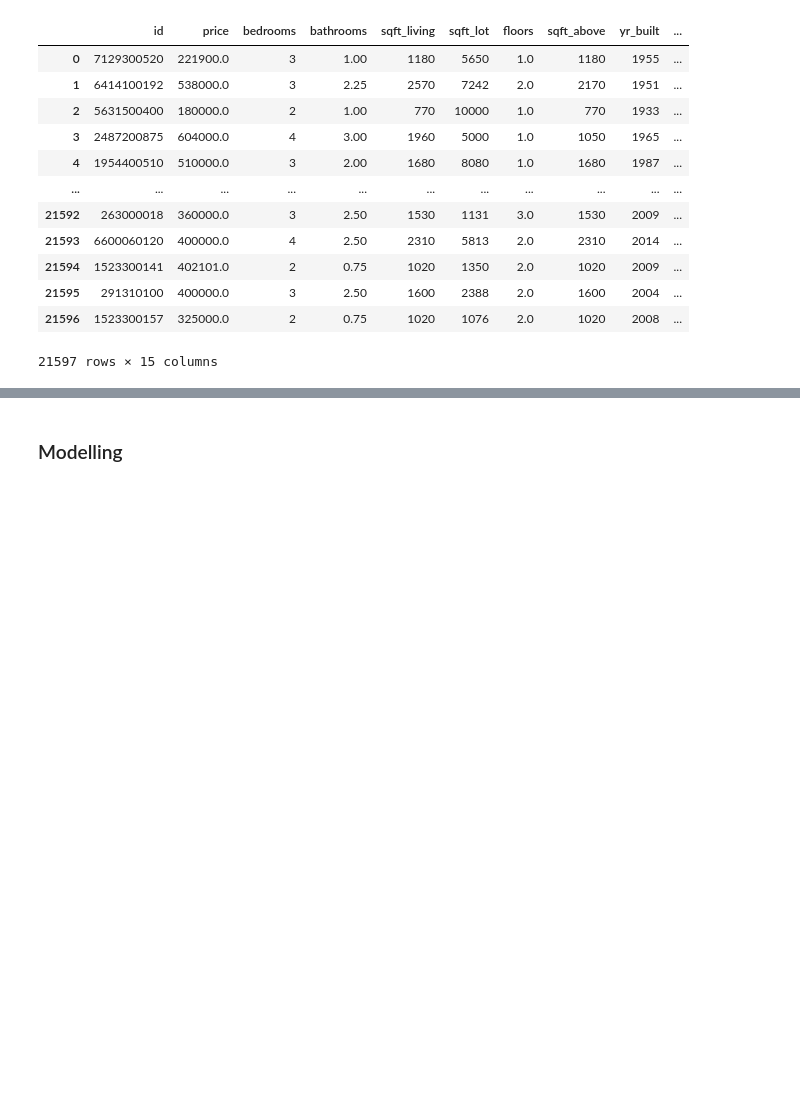
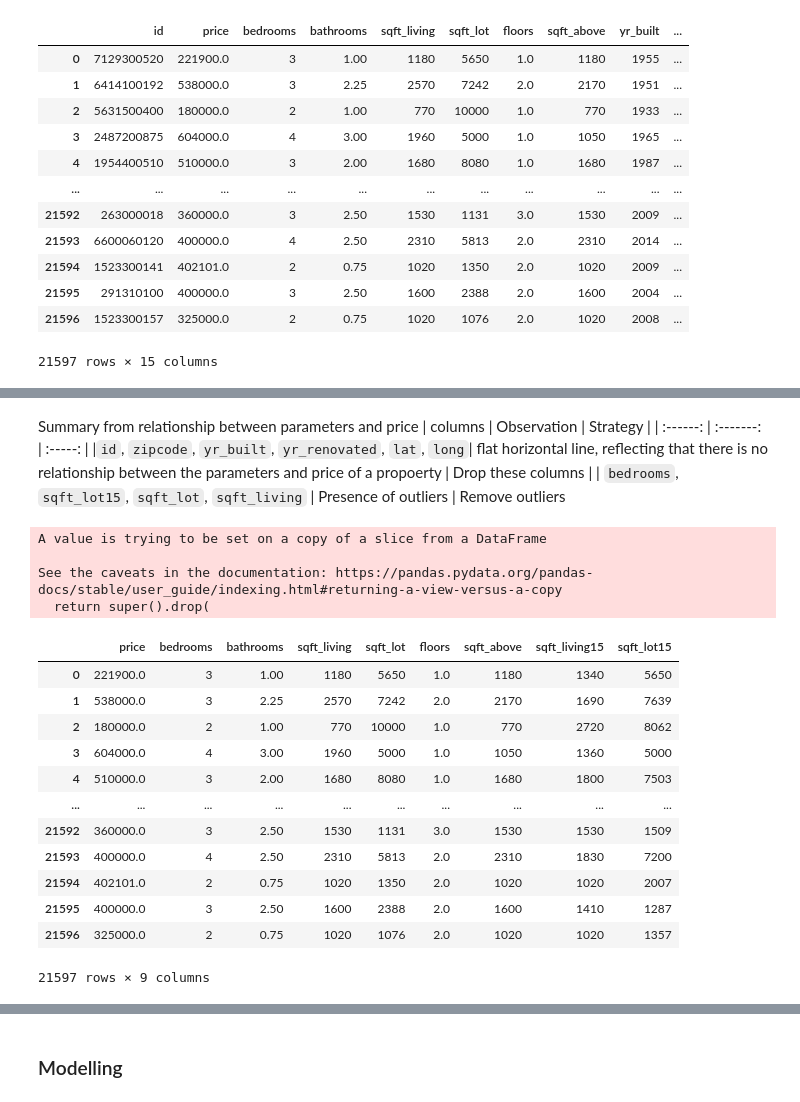
Before and after one commit to kafura0/House_Price_Prediction_KingCounty, a Jupyter notebook: student.ipynb, the cells around one changed output, grey strips where cells are left out. Cells and saved outputs as stored; diff of their text form; code cells hidden in the pictures; blank space fills up the shorter version.

```diff
--- a/student.ipynb
+++ b/student.ipynb
@@ -163,8 +175,8 @@ Name: waterfront, dtype: int64
 2. `view` column: fill null values with 'NONE'
 # %%
 # 2. change `view` null values to 'NONE'
-objects_df['view'].fillna('NONE', inplace=True)
+raw_df['view'].fillna('NONE', inplace=True)
 
 #check
-objects_df['view'].value_counts()
+raw_df['view'].value_counts()
 # %% [output]
@@ -265,0 +286,28 @@ cont_df
+# %% [markdown]
+Summary from relationship between parameters and price
+| columns  | Observation | Strategy |
+| :------: | :-------: | :-----: |
+|`id`, `zipcode`, `yr_built`, `yr_renovated`, `lat`, `long`| flat horizontal line, reflecting that there is no relationship between the parameters and price of a propoerty | Drop these columns |
+| `bedrooms`, `sqft_lot15`, `sqft_lot`, `sqft_living` | Presence of outliers | Remove outliers
+# %%
+# drop columns with no replationship
+cont_df.drop(['id', 'zipcode', 'yr_built', 'yr_renovated', 'lat', 'long'], axis=1, inplace=True)
+cont_df
+# %% [output]
+A value is trying to be set on a copy of a slice from a DataFrame
+
+See the caveats in the documentation: https://pandas.pydata.org/pandas-docs/stable/user_guide/indexing.html#returning-a-view-versus-a-copy
+  return super().drop(
+|  | price | bedrooms | bathrooms | sqft_living | sqft_lot | floors | sqft_above | sqft_living15 | sqft_lot15 |
+| 0 | 221900.0 | 3 | 1.00 | 1180 | 5650 | 1.0 | 1180 | 1340 | 5650 |
+| 1 | 538000.0 | 3 | 2.25 | 2570 | 7242 | 2.0 | 2170 | 1690 | 7639 |
+| 2 | 180000.0 | 2 | 1.00 | 770 | 10000 | 1.0 | 770 | 2720 | 8062 |
+| 3 | 604000.0 | 4 | 3.00 | 1960 | 5000 | 1.0 | 1050 | 1360 | 5000 |
+| 4 | 510000.0 | 3 | 2.00 | 1680 | 8080 | 1.0 | 1680 | 1800 | 7503 |
+| ... | ... | ... | ... | ... | ... | ... | ... | ... | ... |
+| 21592 | 360000.0 | 3 | 2.50 | 1530 | 1131 | 3.0 | 1530 | 1530 | 1509 |
+| 21593 | 400000.0 | 4 | 2.50 | 2310 | 5813 | 2.0 | 2310 | 1830 | 7200 |
+| 21594 | 402101.0 | 2 | 0.75 | 1020 | 1350 | 2.0 | 1020 | 1020 | 2007 |
+| 21595 | 400000.0 | 3 | 2.50 | 1600 | 2388 | 2.0 | 1600 | 1410 | 1287 |
+| 21596 | 325000.0 | 2 | 0.75 | 1020 | 1076 | 2.0 | 1020 | 1020 | 1357 |
+21597 rows × 9 columns
```
Also changed, not shown: parts of 34 cells of this notebook, 1 other file.
